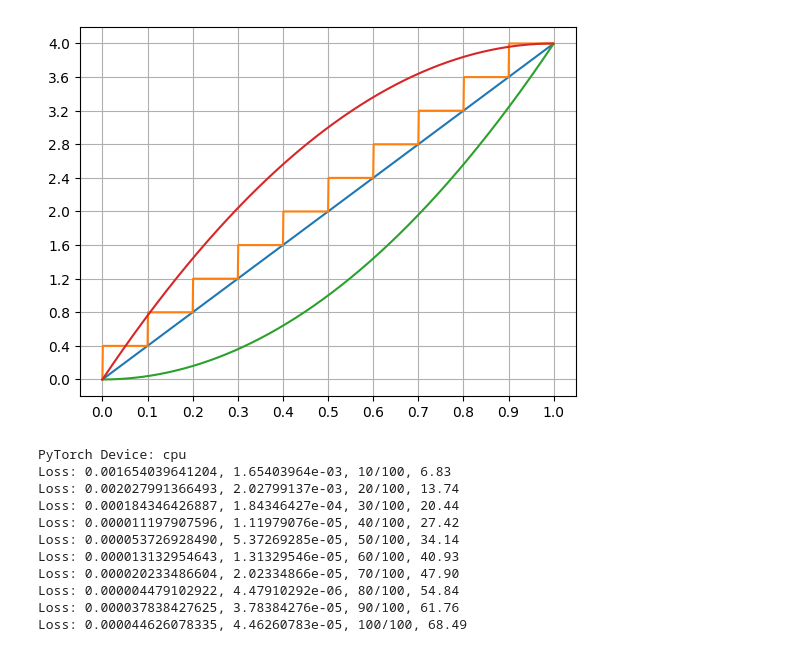
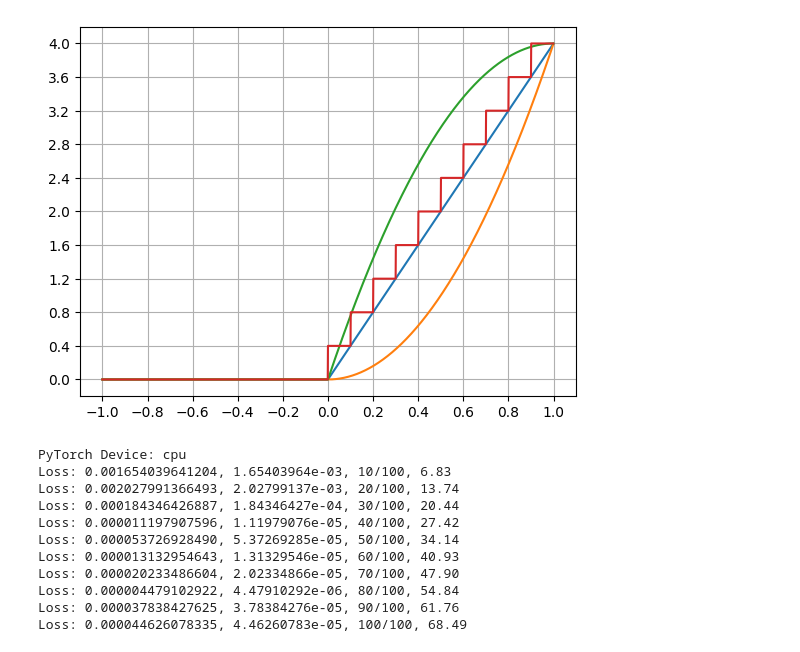
Before and after one commit to GhostArtyom/QuditVGON, a Jupyter notebook: test.ipynb, the cells around one changed output. Saved outputs shown, nothing was run; the diff lists cells and outputs as text; code cells hidden in the pictures.

```diff
--- a/test.ipynb
+++ b/test.ipynb
@@ -23,20 +31,20 @@ torch.set_printoptions(precision=8, linewidth=200)
 # %%
 coeff = 4
 coeff_funcs = [
     lambda cos_sim: coeff * cos_sim,
     lambda cos_sim: coeff * cos_sim.pow(2),
     lambda cos_sim: coeff * (2 * cos_sim - cos_sim.pow(2)),
     lambda cos_sim: coeff / 10 * (10 * cos_sim).ceil()
 ]
-cos_sim = torch.arange(0, 1, 1e-3)
+cos_sim = torch.arange(-1, 1, 1e-3)
 
 for coeff_func in coeff_funcs:
-    plt.plot(cos_sim, coeff_func(cos_sim))
-plt.xticks(np.linspace(0, 1, 11))
+    plt.plot(cos_sim, torch.where(cos_sim > 0, coeff_func(cos_sim), 0))
+plt.xticks(np.linspace(-1, 1, 11))
 plt.yticks(np.linspace(0, coeff, 11))
 plt.grid()
 # %% [output]
-[figure, old version]
+[figure, new version]
 # %%
 import torch
 import GPUtil
```
Also changed, not shown: parts of 1 cell of this notebook, 20 other files.
